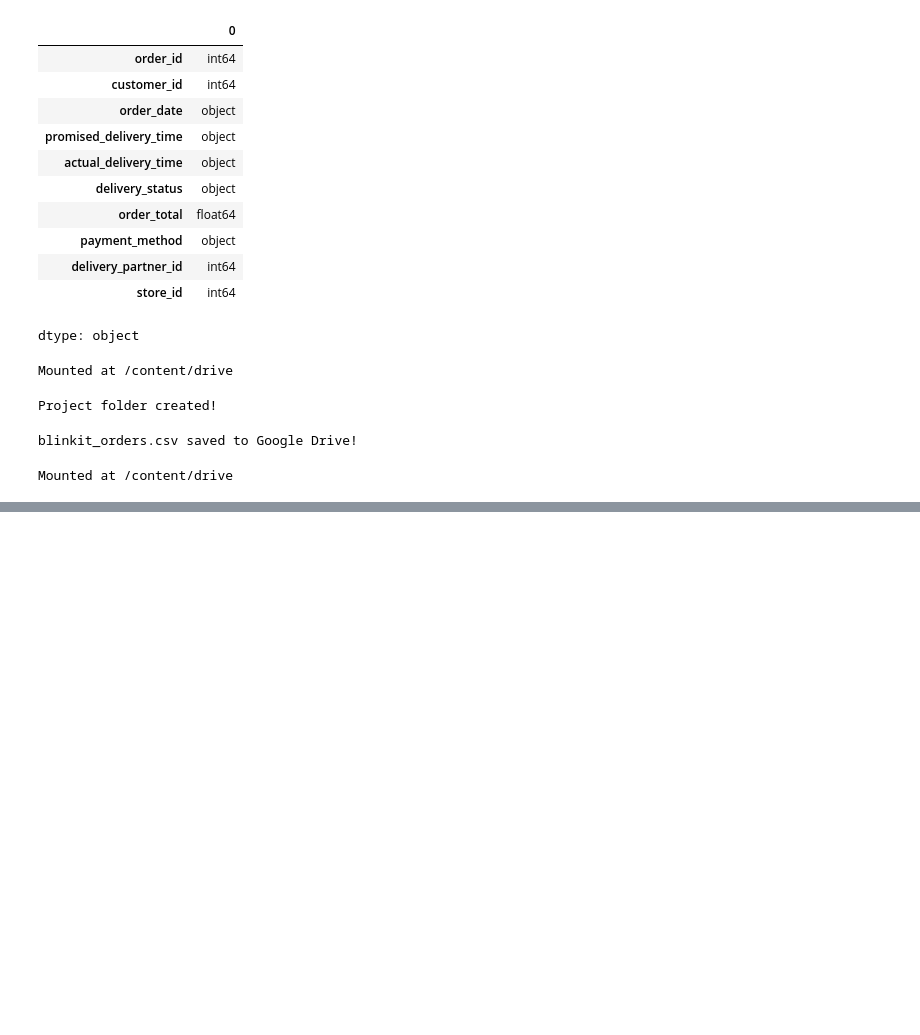
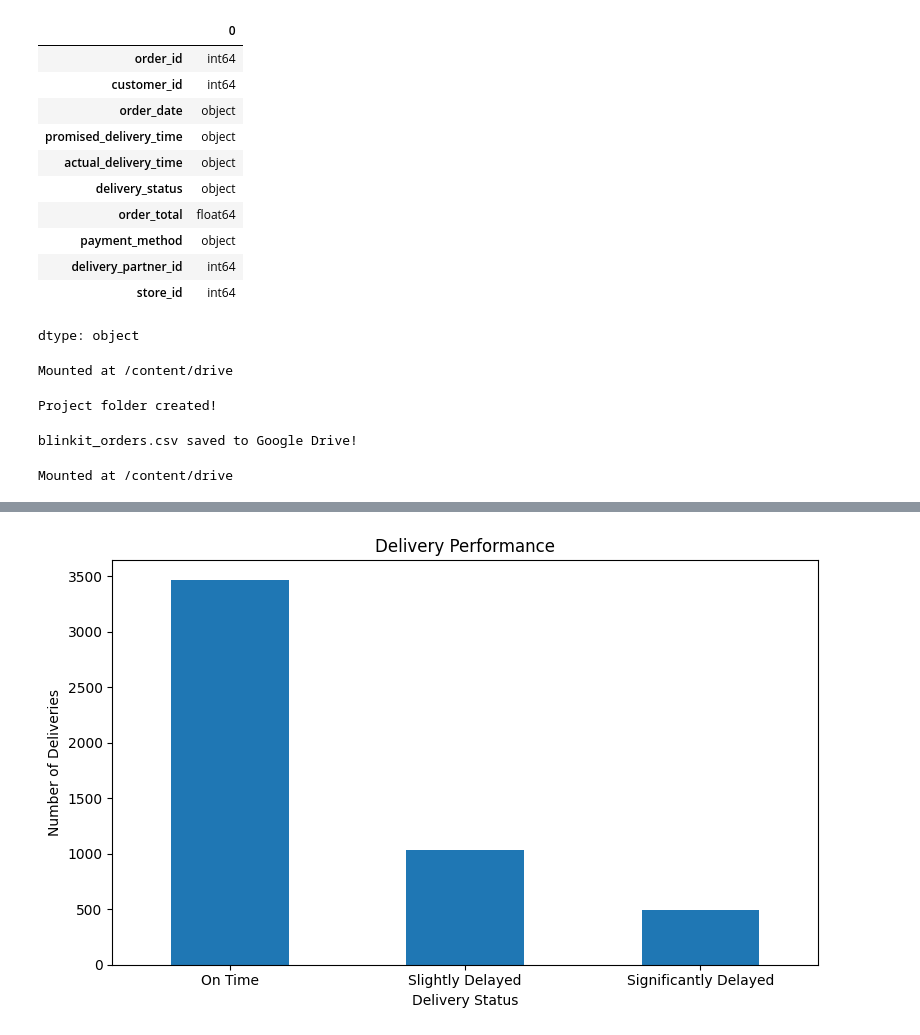
Before and after one commit to bodaprashanthi075/Blinkit-Business-Performance-Analysis, a Jupyter notebook: notebooks/Blinkit_Business_Performance_Analysis.ipynb, the cells around one changed output, grey strips where cells are left out. Saved outputs shown, nothing was run; the diff lists cells and outputs as text; code cells hidden in the pictures; blank space fills up the shorter version.

```diff
--- a/notebooks/Blinkit_Business_Performance_Analysis.ipynb
+++ b/notebooks/Blinkit_Business_Performance_Analysis.ipynb
@@ -111,0 +1322,6 @@ Mounted at /content/drive
+# %%
+delivery = pd.read_csv(
+    "/content/drive/MyDrive/Blinkit_Business_Performance_Analysis/blinkit_delivery_performance_analyzed.csv"
+)
+
+print("Delivery dataset loaded!")
@@ -111,0 +1339,22 @@ Mounted at /content/drive
+# %%
+delivery_status = delivery['delivery_status'].value_counts()
+
+delivery_status.plot(
+    kind='bar',
+    figsize=(8, 5),
+    title='Delivery Performance'
+)
+
+plt.xlabel('Delivery Status')
+plt.ylabel('Number of Deliveries')
+plt.xticks(rotation=0)
+plt.tight_layout()
+
+plt.savefig(
+    "/content/drive/MyDrive/Blinkit_Business_Performance_Analysis/delivery_performance.png",
+    dpi=300
+)
+
+plt.show()
+# %% [output]
+[figure, added]
```
Also changed, not shown: parts of 160 cells of this notebook.
